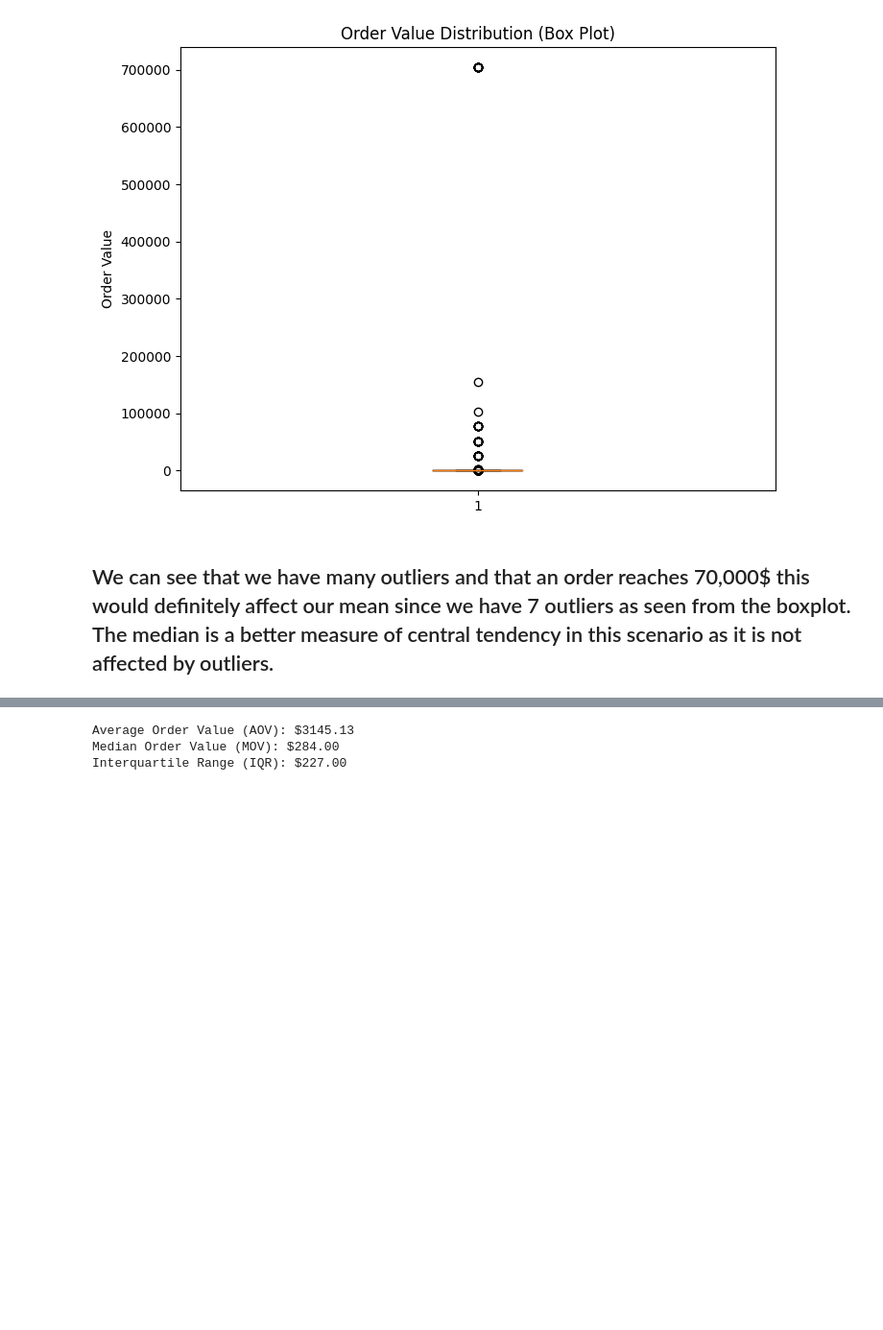
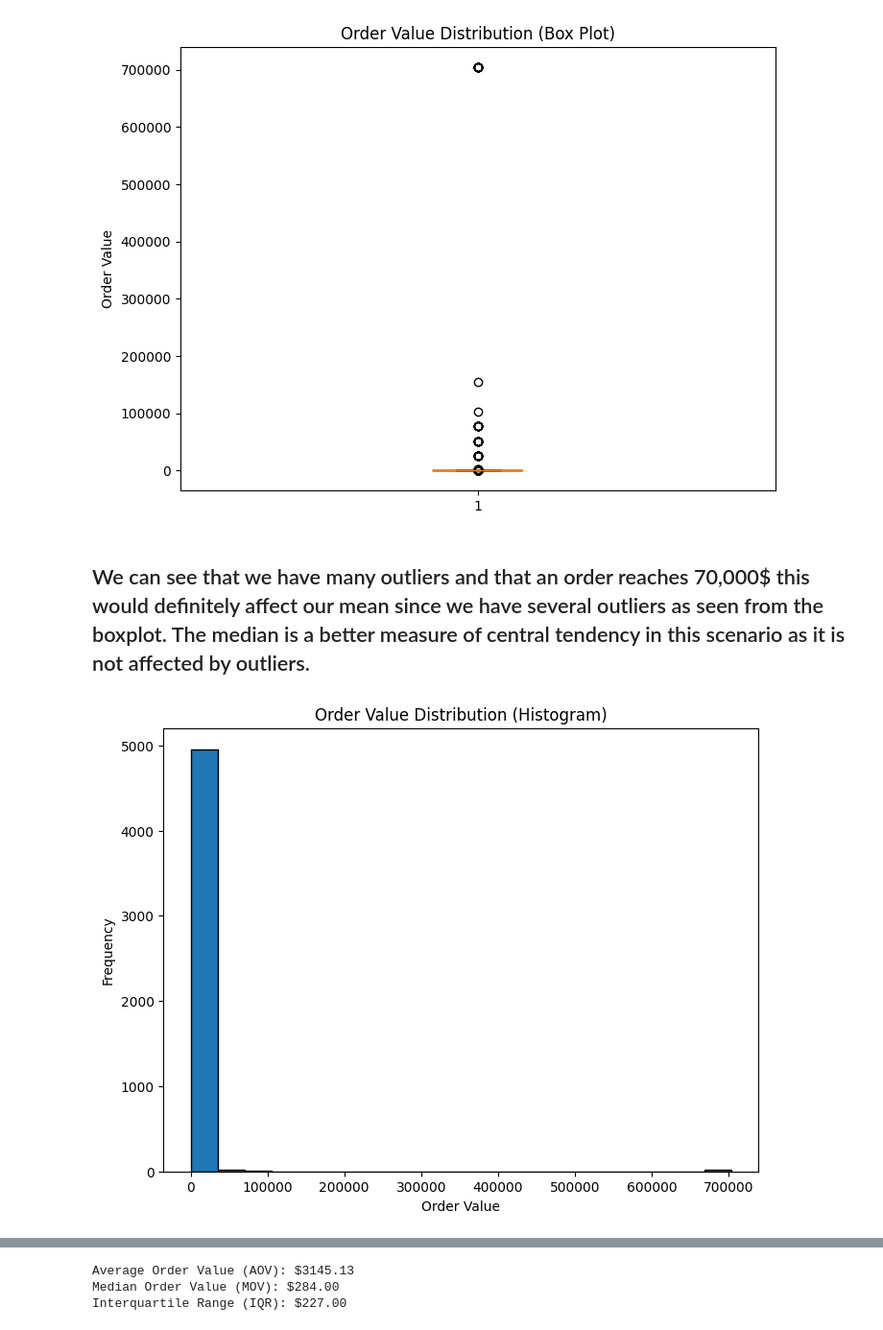
Before and after one commit to ahmadhss/2023-Tutorials, a Jupyter notebook: Optional Challenges/Statistics Focus/stats_challenge.ipynb, the cells around one changed output, grey strips where cells are left out. Shown: that part at 96% size. Saved outputs shown, nothing was run; the diff lists cells and outputs as text; code cells hidden in the pictures; blank space fills up the shorter version.

```diff
--- a/Optional Challenges/Statistics Focus/stats_challenge.ipynb
+++ b/Optional Challenges/Statistics Focus/stats_challenge.ipynb
@@ -45,4 +45,17 @@ plt.show()
 # %% [output]
 [figure]
 # %% [markdown]
-## We can see that we have many outliers and that an order reaches 70,000$ this would definitely affect our mean since we have 7 outliers as seen from the boxplot. The median is a better measure of central tendency in this scenario as it is not affected by outliers.
+## We can see that we have many outliers and that an order reaches 70,000$ this would definitely affect our mean since we have several outliers as seen from the boxplot. The median is a better measure of central tendency in this scenario as it is not affected by outliers.
+# %%
+import matplotlib.pyplot as plt
+
+# Create a histogram of order_value
+plt.figure(figsize=(8, 6))
+# You can adjust the number of bins as needed
+plt.hist(df['order_value'], bins=20, edgecolor='k')
+plt.title('Order Value Distribution (Histogram)')
+plt.xlabel('Order Value')
+plt.ylabel('Frequency')
+plt.show()
+# %% [output]
+[figure, added]
```
Also changed, not shown: parts of 3 cells of this notebook.
